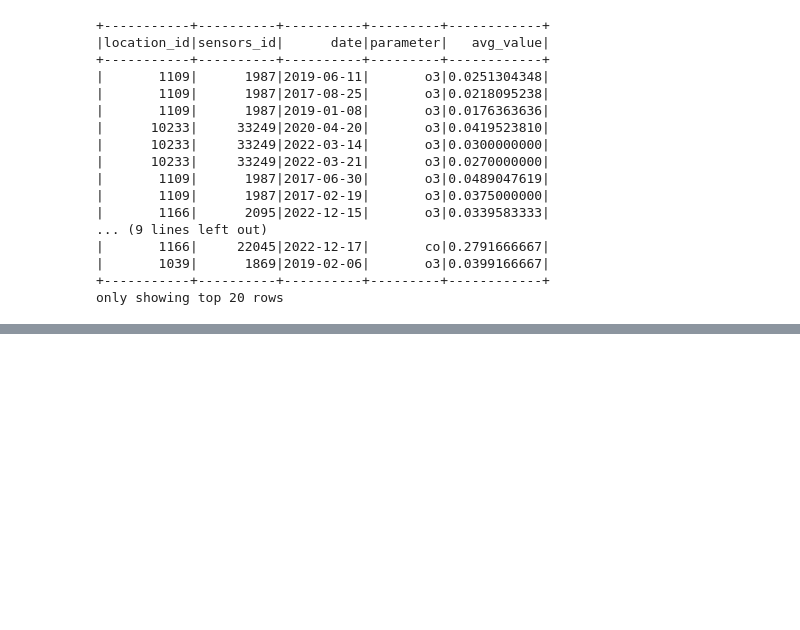
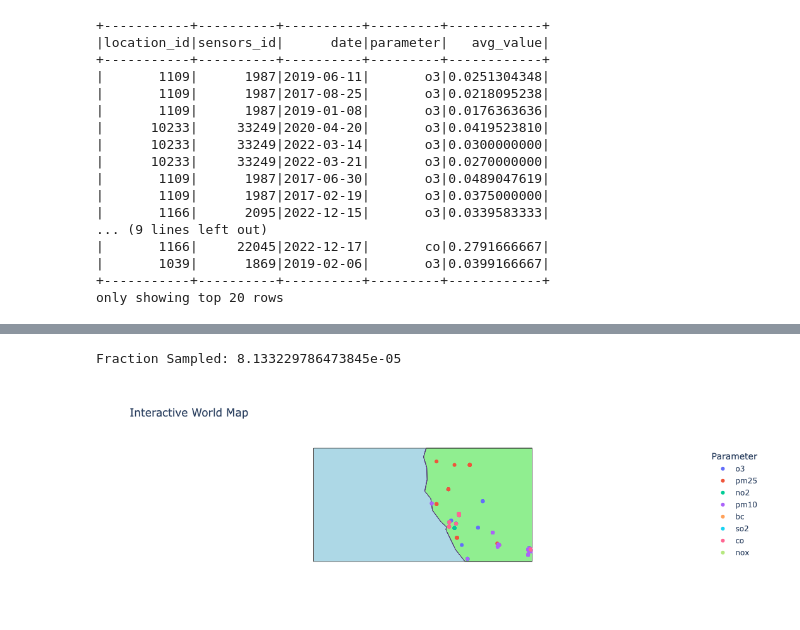
Before and after one commit to ameek12/232_Project, a Jupyter notebook: AirPollutionProject.ipynb, the cells around one changed output, grey strips where cells are left out. Cells and saved outputs as stored; diff of their text form; code cells hidden in the pictures; blank space fills up the shorter version.

```diff
--- a/AirPollutionProject.ipynb
+++ b/AirPollutionProject.ipynb
@@ -281,6 +281,7 @@ df = df.filter(col("value") > 0)
 # Saving as a pickle file for later
 df.rdd.saveAsPickleFile("df_pkl_parsed")
 # %%
+from pyspark.sql.types import StructType, StructField, IntegerType, StringType, TimestampType, DecimalType
 # Loading the parsed pickled RDD
 pickledRDD = spark.sparkContext.pickleFile("/expanse/lustre/projects/uci150/ameek1/df_pkl_parsed")
 schema = StructType([
@@ -293,6 +294,9 @@ schema = StructType([
     StructField("parameter", StringType(), True),
     StructField("units", StringType(), True),
     StructField("value", DecimalType(precision=10, scale=6), True),
+    StructField("date", StringType(), True),
+    StructField("time", StringType(), True)
+
 ])
 # Converting the RDD to a DataFrame
 df = spark.createDataFrame(pickledRDD, schema)
@@ -480,0 +661,15 @@ only showing top 20 rows
+# %%
+#Use repartition method to optimize performance
+df_r= df.repartition(100)
+# %%
+#We decided to create an interactive scatterplot graph
+#since our data is quite big, we will be workgin wiht a sample of df
+import pyspark.sql.functions as F
+import plotly.express as px
+#Create a sample subset of saprk df
+sample_df=df_r.sample(False,0.2,seed=42).limit(2000)
+#calcualte the fraction we sampled
+frac_sampled=sample_df.count()/df.count()
+print('Fraction Sampled:',frac_sampled)
+# %% [output]
+Fraction Sampled: 8.133229786473845e-05
@@ -480,0 +680,21 @@ only showing top 20 rows
+# %%
+#We decided it would be intresting if we created an interactive world map
+nn_cols = ['sensors_id', 'location_id', 'parameter', 'location', 'lon', 'lat']
+
+# Convert Spark DataFrame to Pandas DataFrame
+pandas2_df = sample_df.select(nn_cols).toPandas()
+
+# Create the interactive world map using Plotly
+fig = px.scatter_geo(pandas2_df, lat='lat', lon='lon', color='parameter', hover_name='location',
+                     title='Interactive World Map',
+                     labels={'parameter': 'Parameter'},
+                     projection='natural earth')
+
+# Customize the appearance of the plot (optional)
+fig.update_geos(showcountries=True, countrycolor="Black", showcoastlines=True, coastlinecolor="RebeccaPurple",
+                showland=True, landcolor="LightGreen", showocean=True, oceancolor="LightBlue")
+
+# Show the interactive world map
+fig.show()
+# %% [output]
+[figure, added]
```
Also changed, not shown: parts of 17 cells of this notebook.
